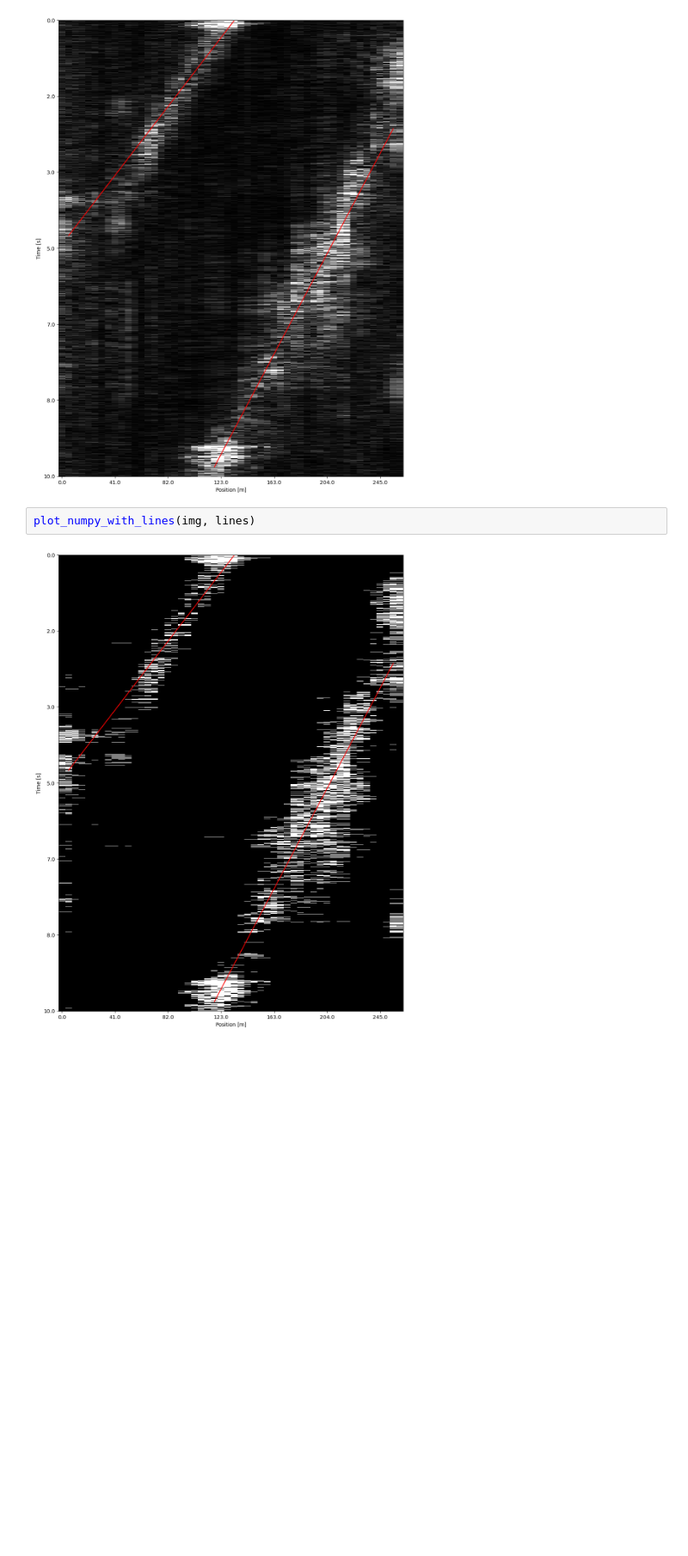
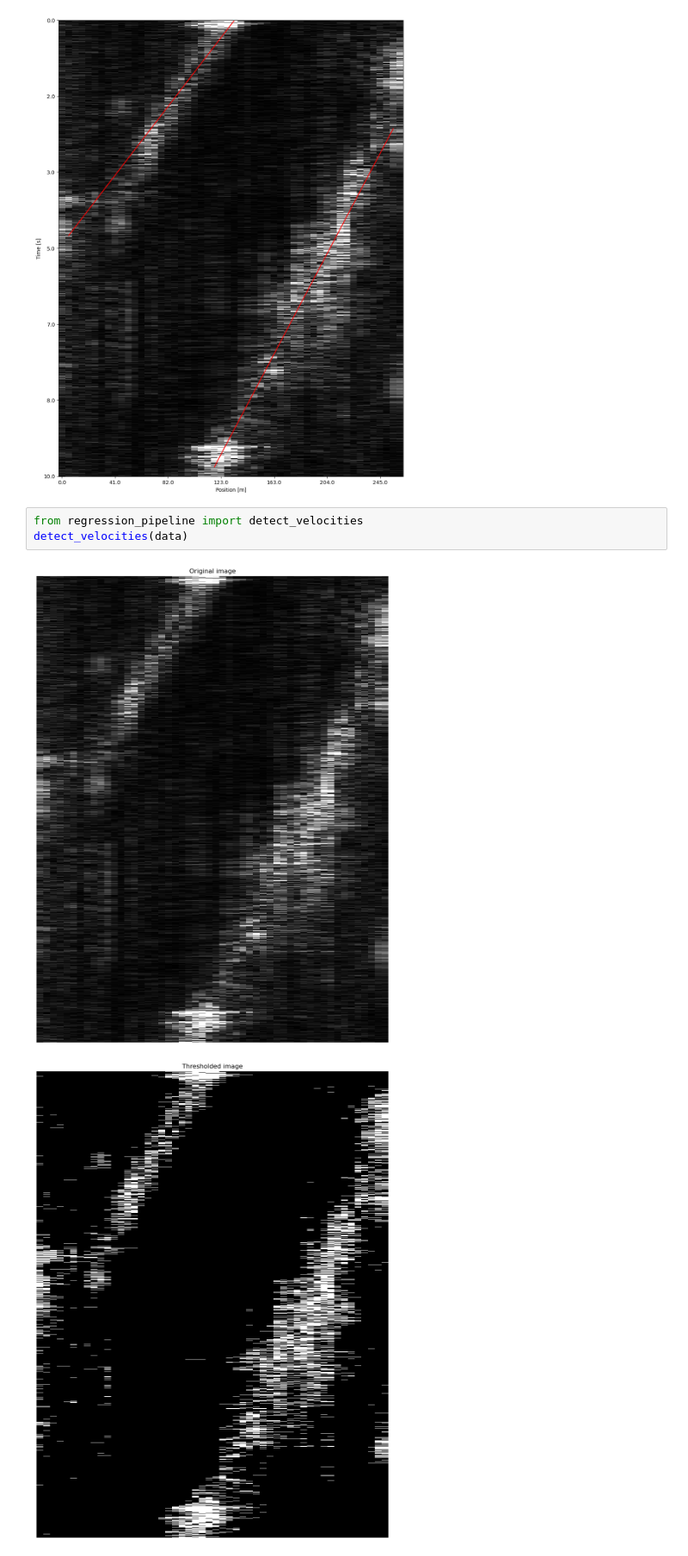
Before and after one commit to shhhQuiettt/moving-objects-DAS-system, a Jupyter notebook: regression3.ipynb, the cells around one changed output. Shown at 86% size. Cells and saved outputs as stored; diff of their text form; blank space fills up the shorter version.

Commit message:
Add regression pipeline

```diff
--- a/regression3.ipynb
+++ b/regression3.ipynb
@@ -160,6 +146,8 @@ plot_numpy_with_lines(original_img, lines)
 # %% [output]
 [figure]
 # %%
-plot_numpy_with_lines(img, lines)
+from regression_pipeline import detect_velocities
+detect_velocities(data)
 # %% [output]
-[figure, old version]
+[figure, new version]
+[figure, added]
```
Also changed, not shown: parts of 3 cells of this notebook, 4 other files.
